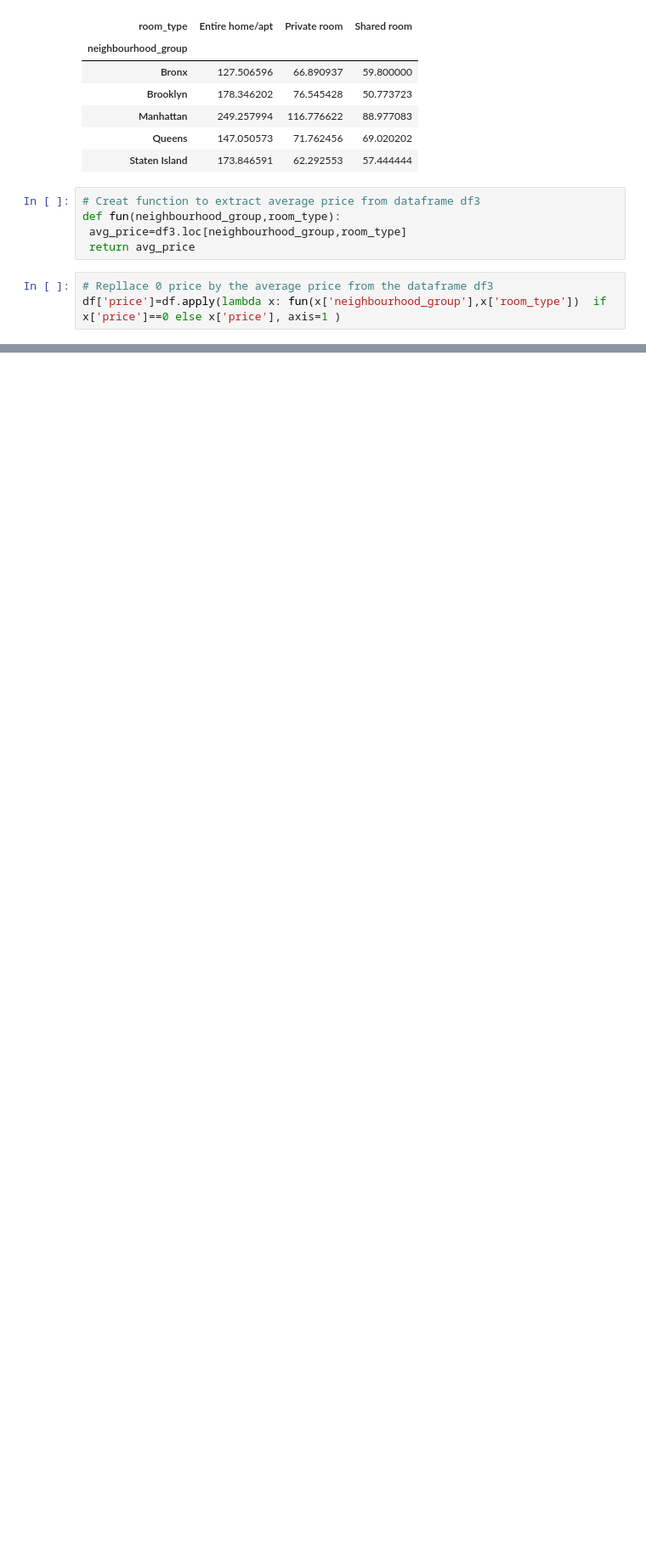
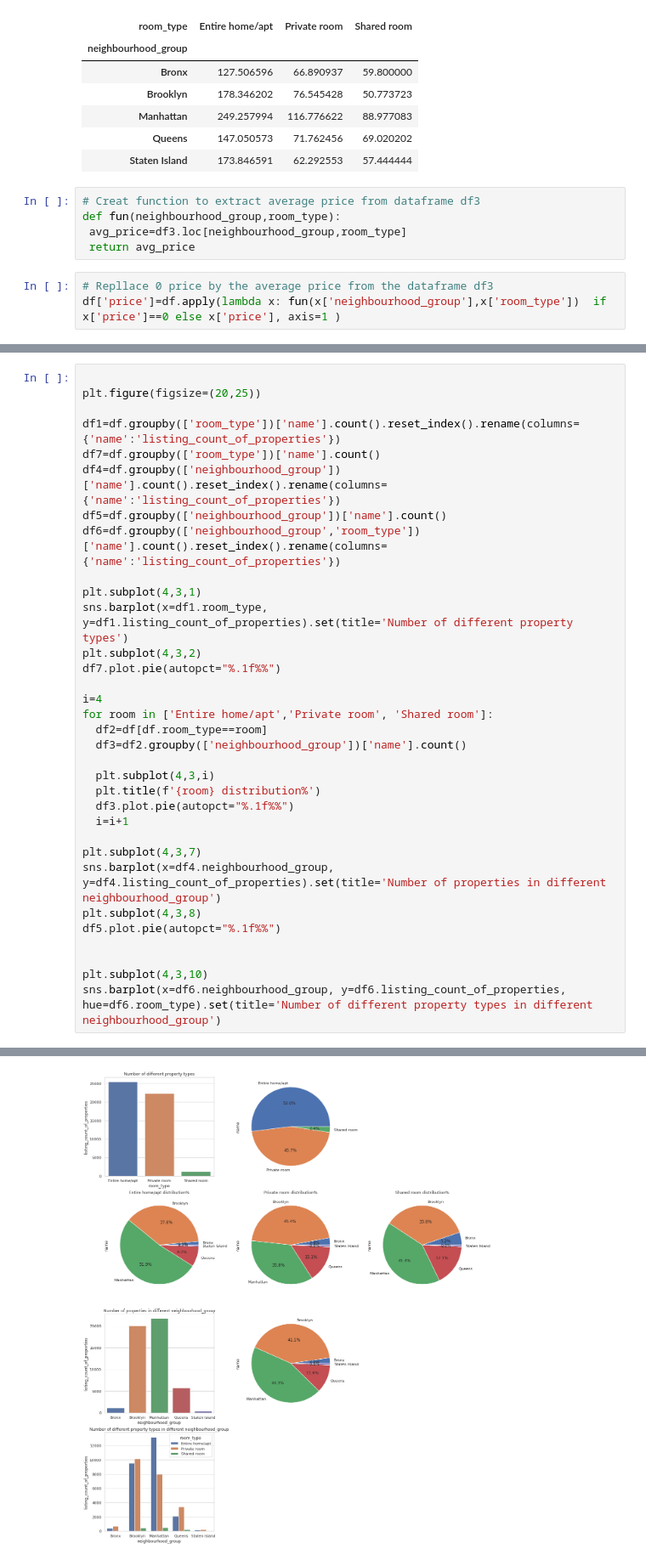
Before and after one commit to amanichivilkar/Airbnb-Booking-Analysis, a Jupyter notebook: Amani_Chivilkar_M1W4_Airbnb_Bookings_Analysis_Capstone_Project.ipynb, the cells around one changed output, grey strips where cells are left out. Shown at 85% size. Drawn from its saved outputs; the diff is of its cells as text; blank space fills up the shorter version.

```diff
--- a/Amani_Chivilkar_M1W4_Airbnb_Bookings_Analysis_Capstone_Project.ipynb
+++ b/Amani_Chivilkar_M1W4_Airbnb_Bookings_Analysis_Capstone_Project.ipynb
@@ -160,0 +263,34 @@ None
+# %%
+
+plt.figure(figsize=(20,25))
+
+df1=df.groupby(['room_type'])['name'].count().reset_index().rename(columns={'name':'listing_count_of_properties'})
+df7=df.groupby(['room_type'])['name'].count()
+df4=df.groupby(['neighbourhood_group'])['name'].count().reset_index().rename(columns={'name':'listing_count_of_properties'})
+df5=df.groupby(['neighbourhood_group'])['name'].count()
+df6=df.groupby(['neighbourhood_group','room_type'])['name'].count().reset_index().rename(columns={'name':'listing_count_of_properties'})
+
+plt.subplot(4,3,1)
+sns.barplot(x=df1.room_type, y=df1.listing_count_of_properties).set(title='Number of different property types')
+plt.subplot(4,3,2)
+df7.plot.pie(autopct="%.1f%%")
+
+i=4
+for room in ['Entire home/apt','Private room', 'Shared room']:
+  df2=df[df.room_type==room]
+  df3=df2.groupby(['neighbourhood_group'])['name'].count()
+
+  plt.subplot(4,3,i)
+  plt.title(f'{room} distribution%')
+  df3.plot.pie(autopct="%.1f%%")
+  i=i+1
+
+plt.subplot(4,3,7)
+sns.barplot(x=df4.neighbourhood_group, y=df4.listing_count_of_properties).set(title='Number of properties in different neighbourhood_group')
+plt.subplot(4,3,8)
+df5.plot.pie(autopct="%.1f%%")
+
+
+plt.subplot(4,3,10)
+sns.barplot(x=df6.neighbourhood_group, y=df6.listing_count_of_properties, hue=df6.room_type).set(title='Number of different property types in different neighbourhood_group')
+# %% [output]
@@ -160,0 +298 @@ None
+[figure, added]
```
Also changed, not shown: parts of 30 cells of this notebook.
